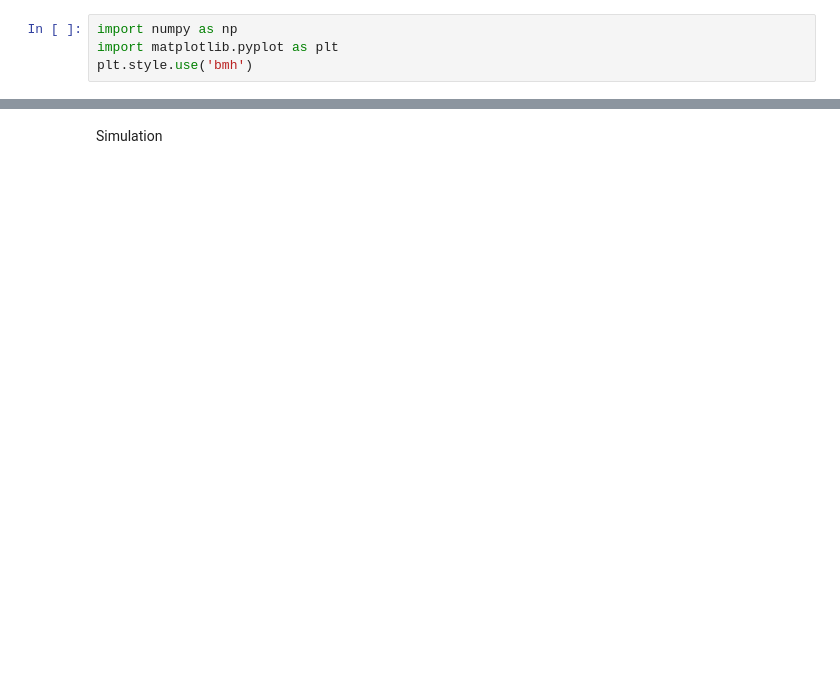
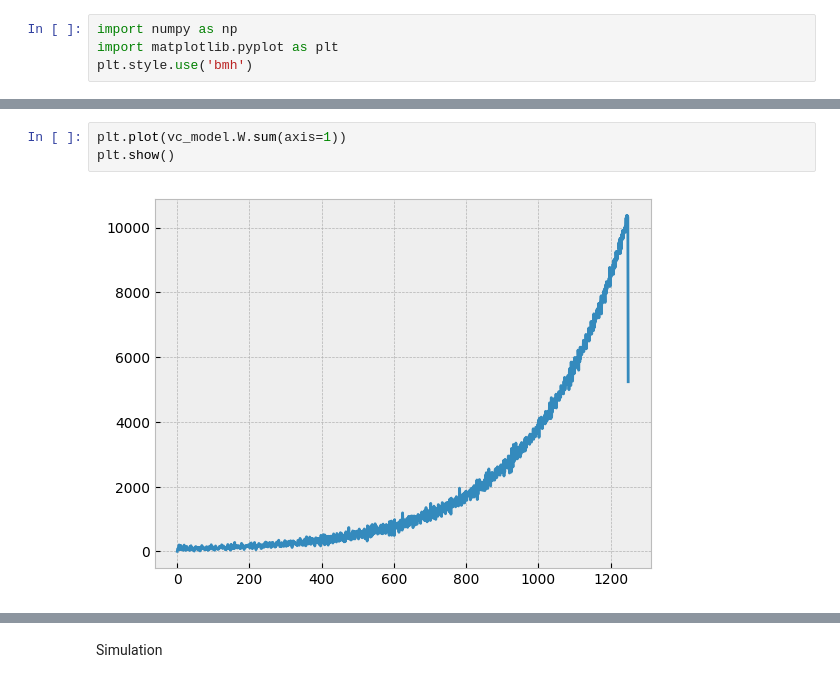
Before and after one commit to hectorleos/grid-cell-decoding, a Jupyter notebook: analysis_combinatorial.ipynb, the cells around one changed output, grey strips where cells are left out. Saved outputs shown, nothing was run; the diff lists cells and outputs as text; blank space fills up the shorter version.

Commit message:
Started Vector Cell Model

```diff
--- a/analysis_combinatorial.ipynb
+++ b/analysis_combinatorial.ipynb
@@ -121,0 +426,5 @@ dc_model.forward(a=250, b=2)
+# %%
+plt.plot(vc_model.W.sum(axis=1))
+plt.show()
+# %% [output]
+[figure, added]
```
Also changed, not shown: parts of 20 cells of this notebook.
